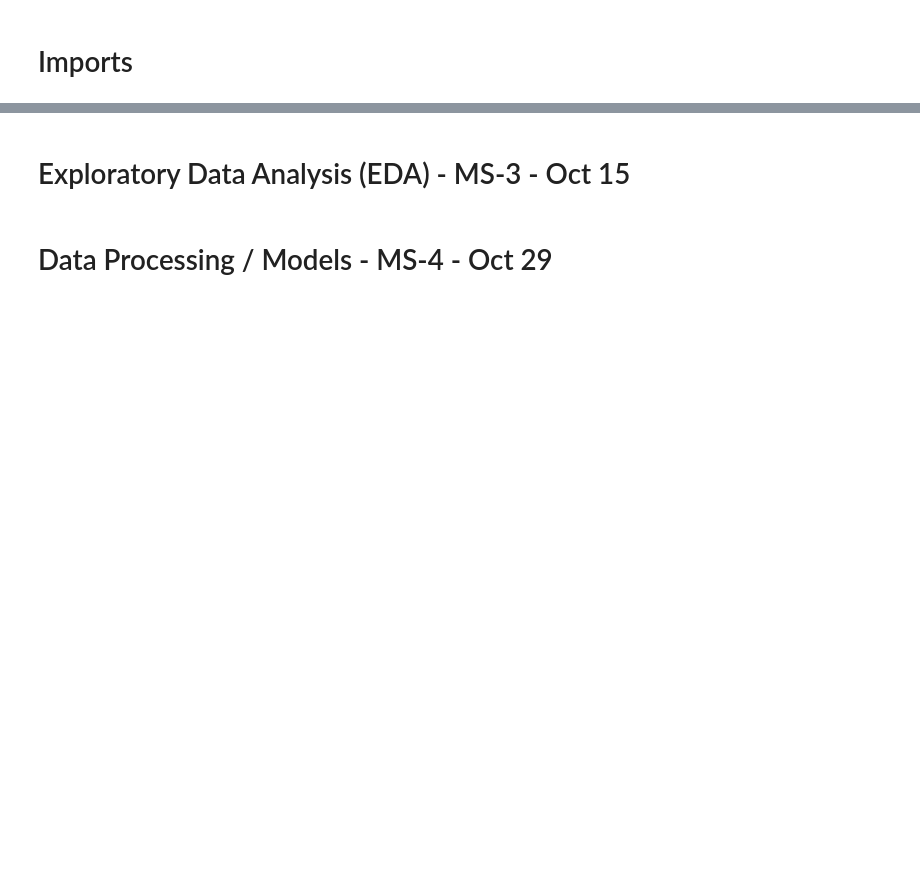
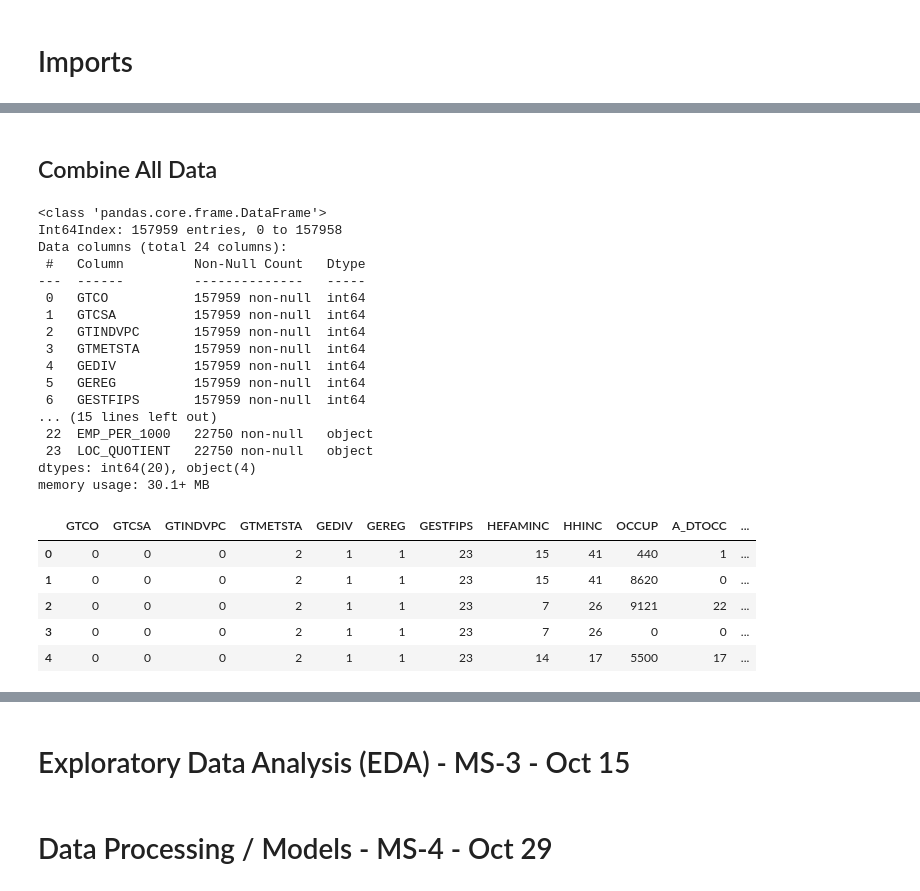
Before and after one commit to cfcastillo/DS-6-Notebooks, a Jupyter notebook: Education_Capstone_MS2.ipynb, the cells around one changed output, grey strips where cells are left out. Cells and saved outputs as stored; diff of their text form; code cells hidden in the pictures; blank space fills up the shorter version.

```diff
--- a/Education_Capstone_MS2.ipynb
+++ b/Education_Capstone_MS2.ipynb
@@ -355,0 +477,2 @@ oes_data[['SOC_DESC','SOC_CODE']]
+# %% [markdown]
+## Combine All Data
@@ -355,0 +490,28 @@ oes_data[['SOC_DESC','SOC_CODE']]
+# %%
+# Review result of merged data
+asec_oes.info()
+asec_oes.head()
+# %% [output]
+<class 'pandas.core.frame.DataFrame'>
+Int64Index: 157959 entries, 0 to 157958
+Data columns (total 24 columns):
+ #   Column         Non-Null Count   Dtype
+---  ------         --------------   -----
+ 0   GTCO           157959 non-null  int64
+ 1   GTCSA          157959 non-null  int64
+ 2   GTINDVPC       157959 non-null  int64
+ 3   GTMETSTA       157959 non-null  int64
+ 4   GEDIV          157959 non-null  int64
+ 5   GEREG          157959 non-null  int64
+ 6   GESTFIPS       157959 non-null  int64
+... (15 lines left out)
+ 22  EMP_PER_1000   22750 non-null   object
+ 23  LOC_QUOTIENT   22750 non-null   object
+dtypes: int64(20), object(4)
+memory usage: 30.1+ MB
+|  | GTCO | GTCSA | GTINDVPC | GTMETSTA | GEDIV | GEREG | GESTFIPS | HEFAMINC | HHINC | OCCUP | A_DTOCC | ... |
+| 0 | 0 | 0 | 0 | 2 | 1 | 1 | 23 | 15 | 41 | 440 | 1 | ... |
+| 1 | 0 | 0 | 0 | 2 | 1 | 1 | 23 | 15 | 41 | 8620 | 0 | ... |
+| 2 | 0 | 0 | 0 | 2 | 1 | 1 | 23 | 7 | 26 | 9121 | 22 | ... |
+| 3 | 0 | 0 | 0 | 2 | 1 | 1 | 23 | 7 | 26 | 0 | 0 | ... |
+| 4 | 0 | 0 | 0 | 2 | 1 | 1 | 23 | 14 | 17 | 5500 | 17 | ... |
```
Also changed, not shown: parts of 59 cells of this notebook.
